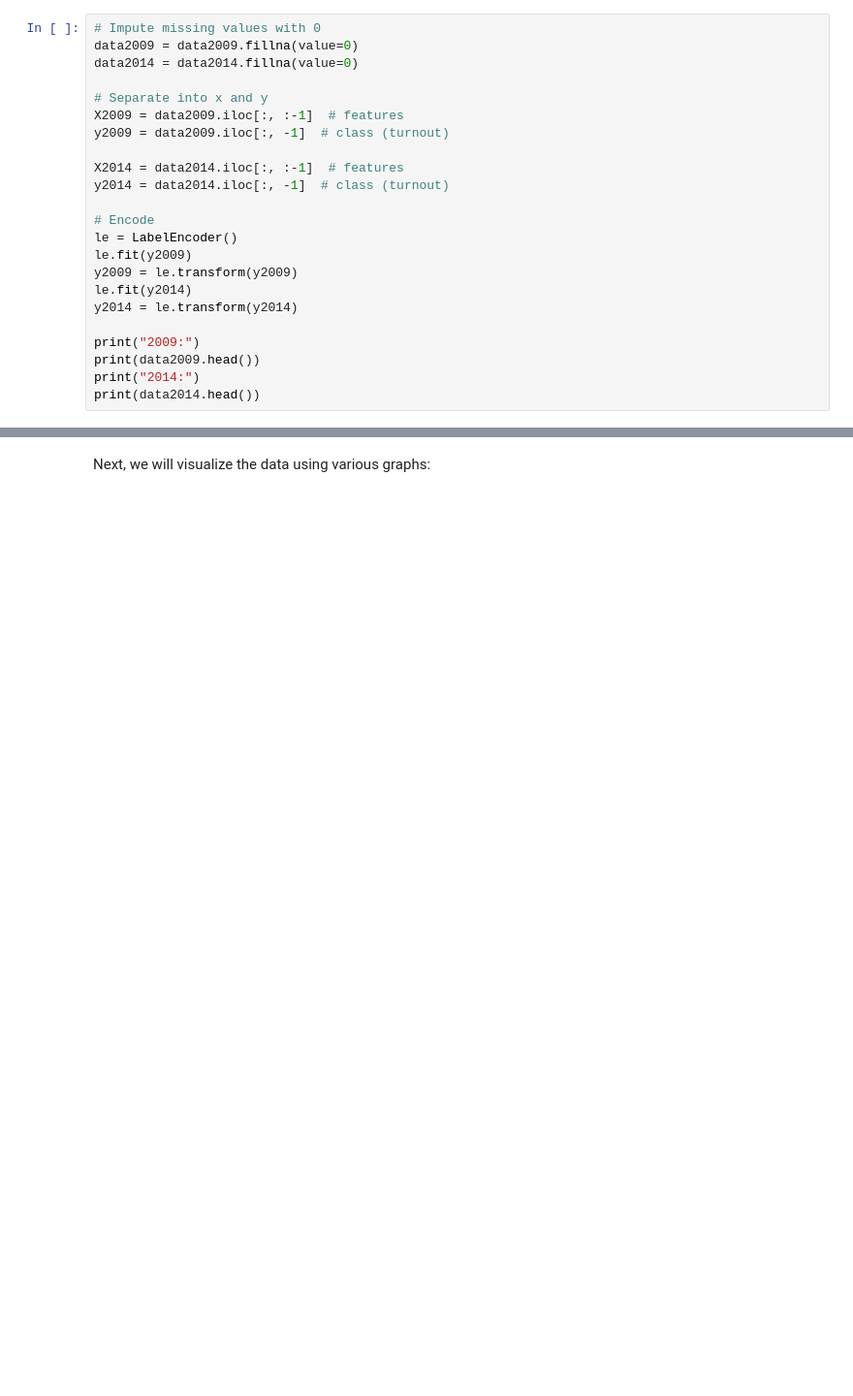
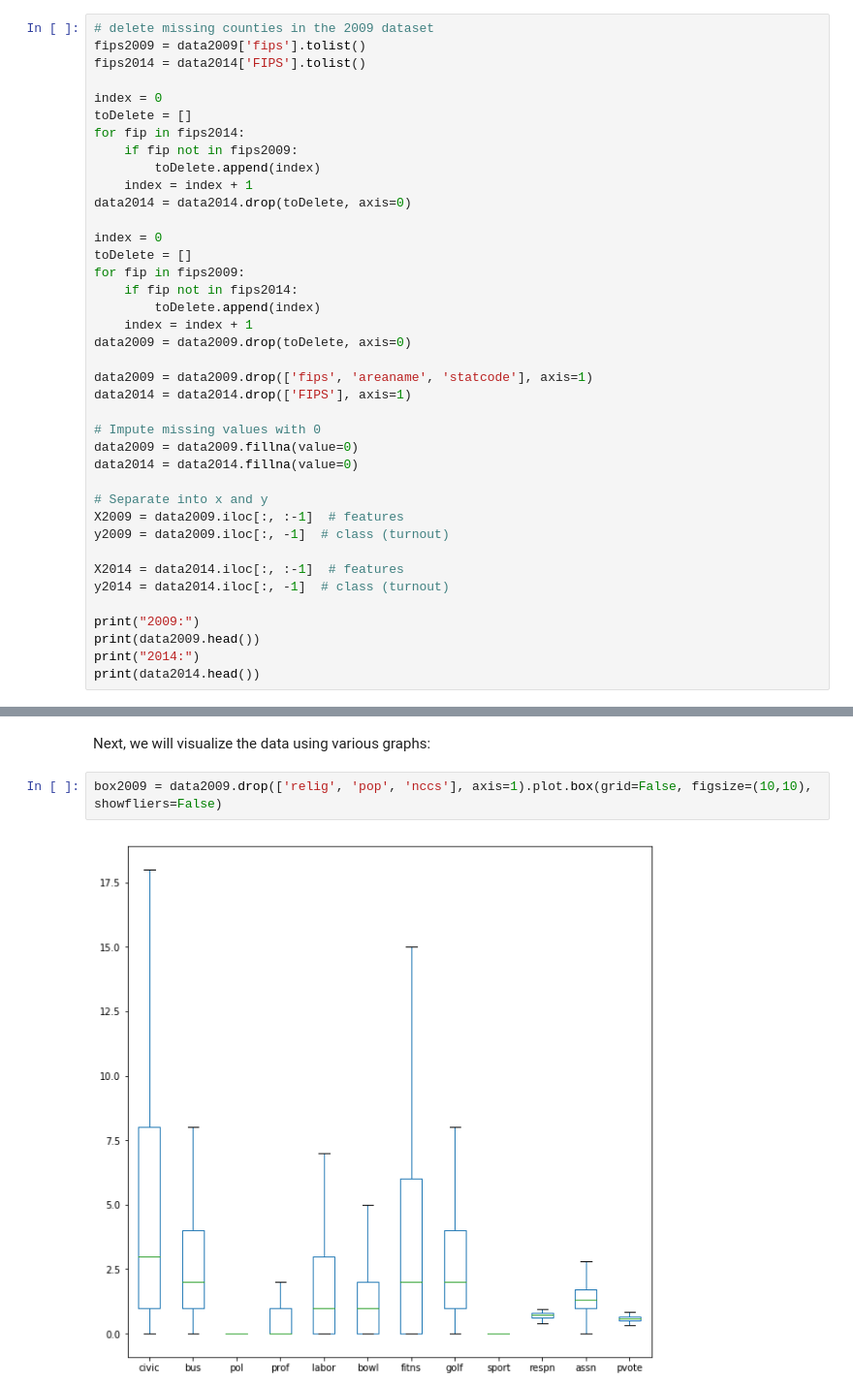
Before and after one commit to prathmj/SocialCapitalTurnoutStudy, a Jupyter notebook: Data Science Final Project.ipynb, the cells around one changed output, grey strips where cells are left out. Shown: that part at 97% size. Cells and saved outputs as stored; diff of their text form; blank space fills up the shorter version.

```diff
--- a/Data Science Final Project.ipynb
+++ b/Data Science Final Project.ipynb
@@ -53,6 +53,29 @@ print(data2014.head())
 # %% [markdown]
 Before we start to train any models, a bit of preprocessing is required, as performed below:
 # %%
+# delete missing counties in the 2009 dataset
+fips2009 = data2009['fips'].tolist()
+fips2014 = data2014['FIPS'].tolist()
+
+index = 0
+toDelete = []
+for fip in fips2014:
+    if fip not in fips2009:
+        toDelete.append(index)
+    index = index + 1
+data2014 = data2014.drop(toDelete, axis=0)
+
+index = 0
+toDelete = []
+for fip in fips2009:
+    if fip not in fips2014:
+        toDelete.append(index)
+    index = index + 1
+data2009 = data2009.drop(toDelete, axis=0)
+
+data2009 = data2009.drop(['fips', 'areaname', 'statcode'], axis=1)
+data2014 = data2014.drop(['FIPS'], axis=1)
+
 # Impute missing values with 0
 data2009 = data2009.fillna(value=0)
 data2014 = data2014.fillna(value=0)
@@ -64,13 +87,6 @@ y2009 = data2009.iloc[:, -1]  # class (turnout)
 X2014 = data2014.iloc[:, :-1]  # features
 y2014 = data2014.iloc[:, -1]  # class (turnout)
 
-# Encode
-le = LabelEncoder()
-le.fit(y2009)
-y2009 = le.transform(y2009)
-le.fit(y2014)
-y2014 = le.transform(y2014)
-
 print("2009:")
 print(data2009.head())
 print("2014:")
@@ -96,2 +112,6 @@ print(data2014.head())
 # %% [markdown]
 Next, we will visualize the data using various graphs:
+# %%
+box2009 = data2009.drop(['relig', 'pop', 'nccs'], axis=1).plot.box(grid=False, figsize=(10,10), showfliers=False)
+# %% [output]
+[figure, added]
```
Also changed, not shown: parts of 10 cells of this notebook.
